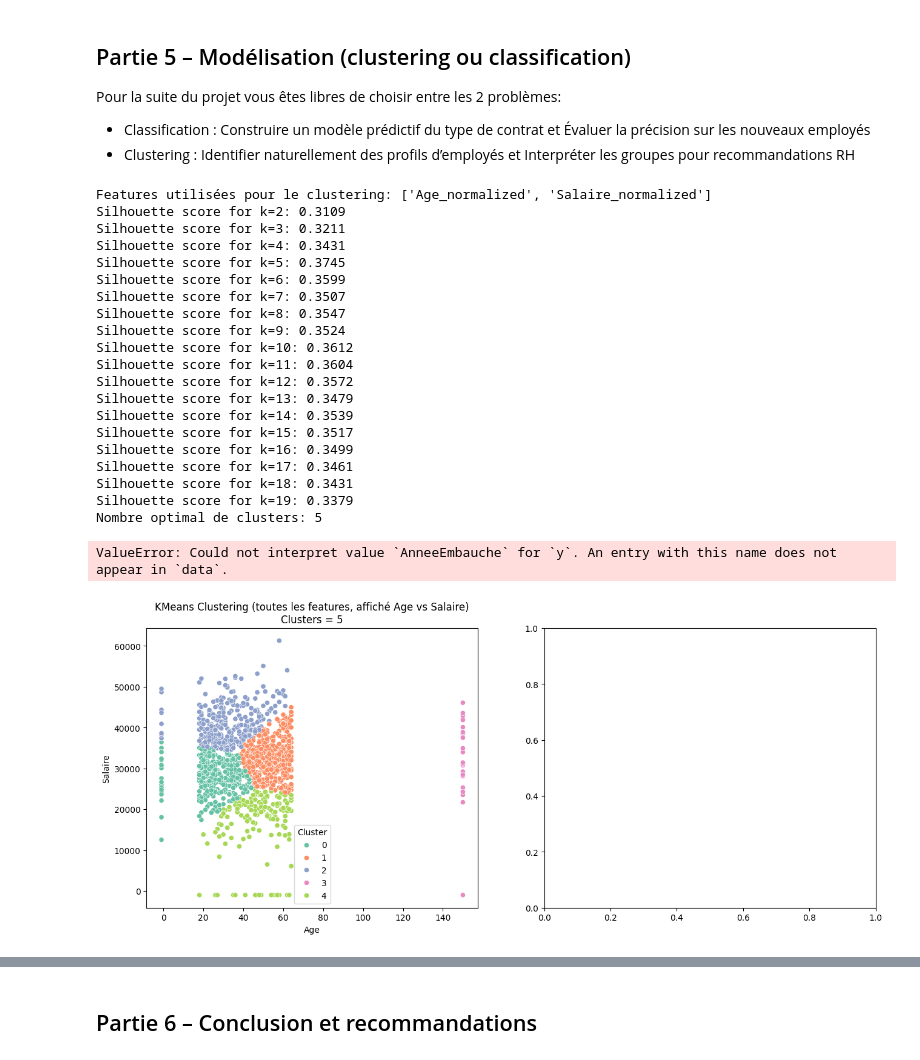
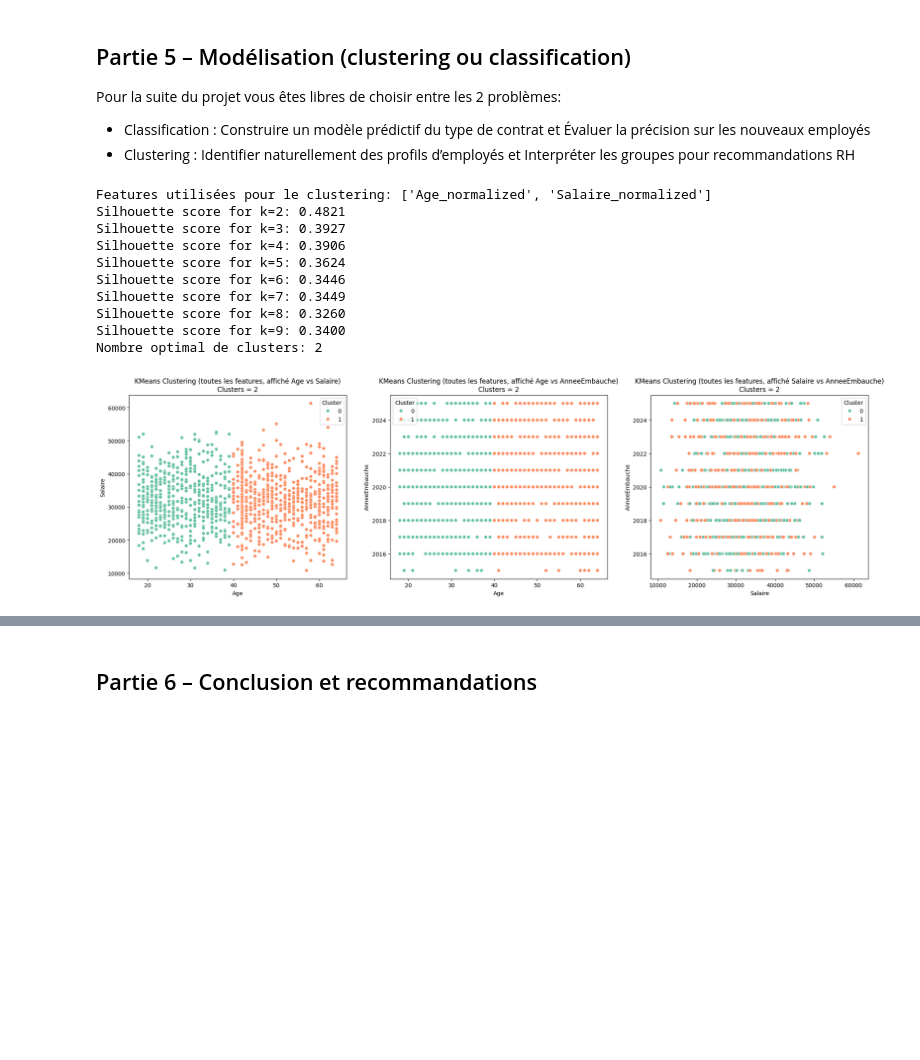
Before and after one commit to Lesaloon/A4_ESIEA_DATA_CM_FINAL, a Jupyter notebook: ProjetFinal_DataCrafting_Mining.ipynb, the cells around one changed output, grey strips where cells are left out. Saved outputs shown, nothing was run; the diff lists cells and outputs as text; code cells hidden in the pictures; blank space fills up the shorter version.

```diff
--- a/ProjetFinal_DataCrafting_Mining.ipynb
+++ b/ProjetFinal_DataCrafting_Mining.ipynb
@@ -236,6 +236,8 @@ def data_cleaning_pipeline(df):
 # - Normalisation éventuelle de variables numériques
 # - Vérification finale de la complétude
 # - créer un pipeline final = pipeline nettayage + pipeline transformation
+df = data_cleaning_pipeline(df)
+
 
 def encode_and_normalize(df):
     # Encodage des colonnes catégorielles avec one-hot encoding (on garde les colonnes de base)
@@ -332,7 +340,7 @@ def calculate_optimal_k(X, verbose=True):
     X: numpy array or dataframe with only the features used for clustering
     """
     silhouette_scores = []
-    K = range(2, 20)
+    K = range(2, 10)
     for k in K:
         kmeans = KMeans(n_clusters=k, random_state=42)
         labels = kmeans.fit_predict(X)
@@ -377,54 +385,43 @@ def apply_kmeans(df, verbose=True):
     df["Cluster"] = kmeans.fit_predict(X)
 
     # 5) Visualize clusters (multiple plot)
     # age vs salaire
     plt.figure(figsize=(24, 6))
     plt.subplot(1, 3, 1)
     sns.scatterplot(x="Age", y="Salaire", hue="Cluster", data=df, palette="Set2")
     plt.title(
         f"KMeans Clustering (toutes les features, affiché Age vs Salaire)\nClusters = {optimal_k}"
     )
     # age vs AnneeEmbauche
     plt.subplot(1, 3, 2)
     sns.scatterplot(x="Age", y="AnneeEmbauche", hue="Cluster", data=df, palette="Set2")
     plt.title(
         f"KMeans Clustering (toutes les features, affiché Age vs AnneeEmbauche)\nClusters = {optimal_k}"
     )
     # salaire vs AnneeEmbauche
     plt.subplot(1, 3, 3)
     sns.scatterplot(x="Salaire", y="AnneeEmbauche", hue="Cluster", data=df, palette="Set2")
     plt.title(
         f"KMeans Clustering (toutes les features, affiché Salaire vs AnneeEmbauche)\nClusters = {optimal_k}"
     )
     plt.show()
 
     return df
 
 
 df_clustered = apply_kmeans(df_normalized)
 # %% [output]
 Features utilisées pour le clustering: ['Age_normalized', 'Salaire_normalized']
-Silhouette score for k=2: 0.3109
-Silhouette score for k=3: 0.3211
-Silhouette score for k=4: 0.3431
-Silhouette score for k=5: 0.3745
-Silhouette score for k=6: 0.3599
-Silhouette score for k=7: 0.3507
-Silhouette score for k=8: 0.3547
-Silhouette score for k=9: 0.3524
-Silhouette score for k=10: 0.3612
-Silhouette score for k=11: 0.3604
-Silhouette score for k=12: 0.3572
-Silhouette score for k=13: 0.3479
-Silhouette score for k=14: 0.3539
-Silhouette score for k=15: 0.3517
-Silhouette score for k=16: 0.3499
-Silhouette score for k=17: 0.3461
-Silhouette score for k=18: 0.3431
-Silhouette score for k=19: 0.3379
-Nombre optimal de clusters: 5
+Silhouette score for k=2: 0.4821
+Silhouette score for k=3: 0.3927
+Silhouette score for k=4: 0.3906
+Silhouette score for k=5: 0.3624
+Silhouette score for k=6: 0.3446
+Silhouette score for k=7: 0.3449
+Silhouette score for k=8: 0.3260
+Silhouette score for k=9: 0.3400
+Nombre optimal de clusters: 2
-ValueError: Could not interpret value `AnneeEmbauche` for `y`. An entry with this name does not appear in `data`.
-[figure, old version]
+[figure, new version]
 # %%
 # juste par curiosité, appliquer KMeans par département
 
```
Also changed, not shown: parts of 3 cells of this notebook.
